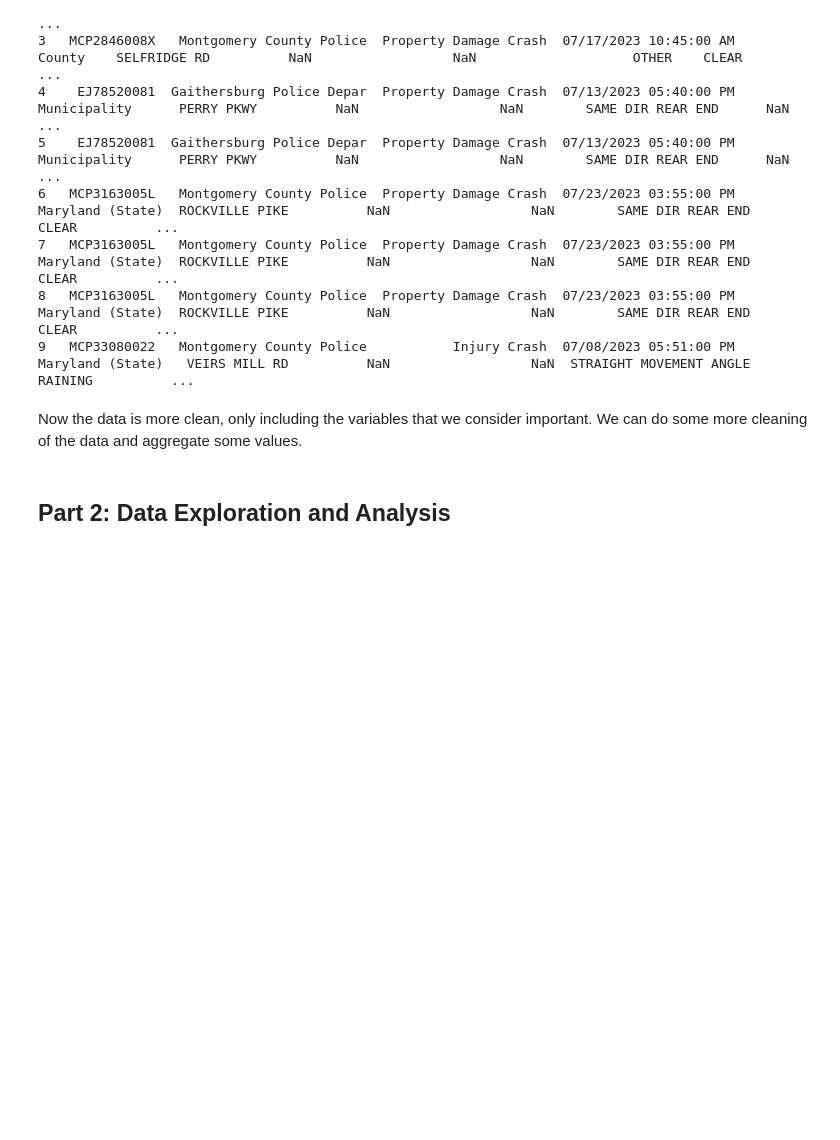
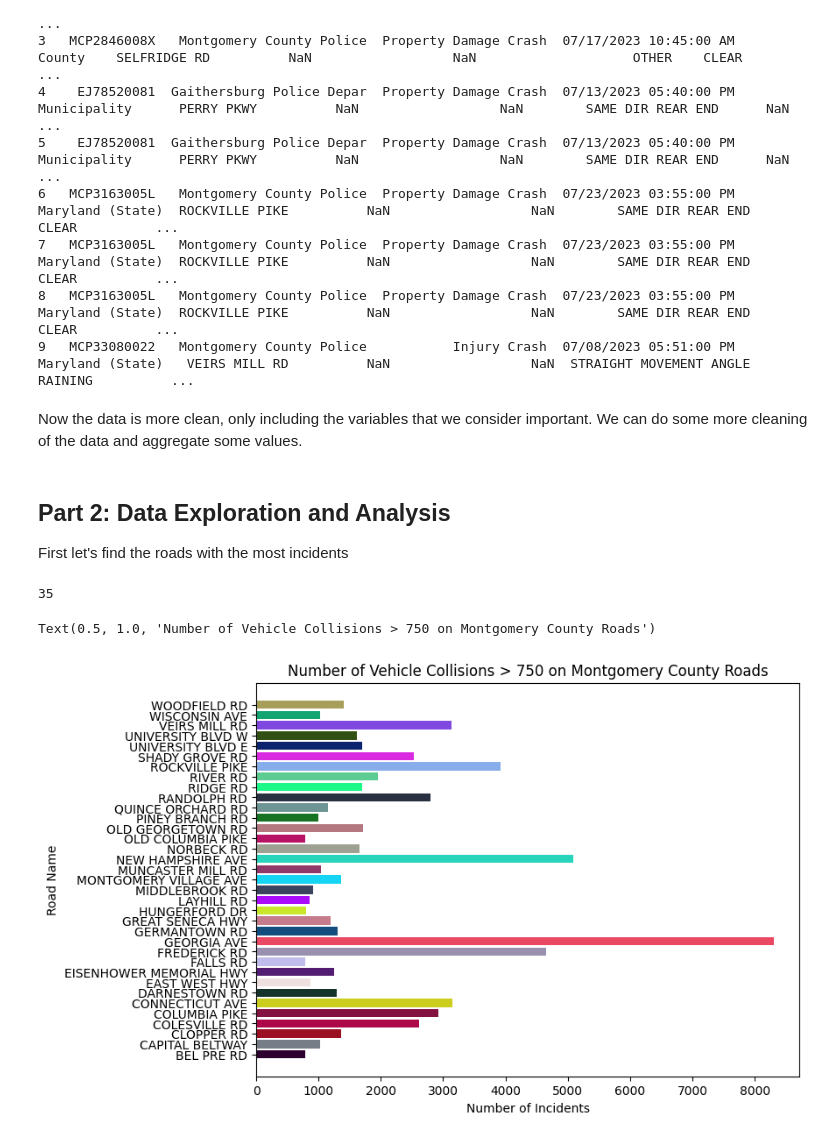
Before and after one commit to jpenovic/jpenovic.github.io, a Jupyter notebook: jpenovic-final.ipynb, the cells around one changed output. Cells and saved outputs as stored; diff of their text form; code cells hidden in the pictures; blank space fills up the shorter version.

Commit message:
completed more eda, updated index.html

```diff
--- a/jpenovic-final.ipynb
+++ b/jpenovic-final.ipynb
@@ -109,3 +108,21 @@ print(data.head(10).to_string())
 Now the data is more clean, only including the variables that we consider important. We can do some more cleaning of the data and aggregate some values.
 # %% [markdown]
 ## **Part 2: Data Exploration and Analysis**
+First let's find the roads with the most incidents
+# %%
+# Find roads with at least inc_num incidents
+# Minimum number of incidents
+inc_num = 750
+mostInc = data.value_counts(subset='Road Name', sort=False)
+mostInc = mostInc[mostInc > inc_num]
+# Plot data and format graph
+plt.figure(figsize=(8, len(mostInc)/6))
+colors = list(tuple(np.random.random() for i in np.arange(3)) for j in np.arange(len(mostInc)))
+plt.barh(y=mostInc.index, width=mostInc, color=colors)
+plt.xlabel("Number of Incidents")
+plt.ylabel("Road Name")
+plt.title(f"Number of Vehicle Collisions > {inc_num} on Montgomery County Roads")
+# %% [output]
+35
+Text(0.5, 1.0, 'Number of Vehicle Collisions > 750 on Montgomery County Roads')
+[figure, added]
```
Also changed, not shown: parts of 3 cells of this notebook, 1 other file.
